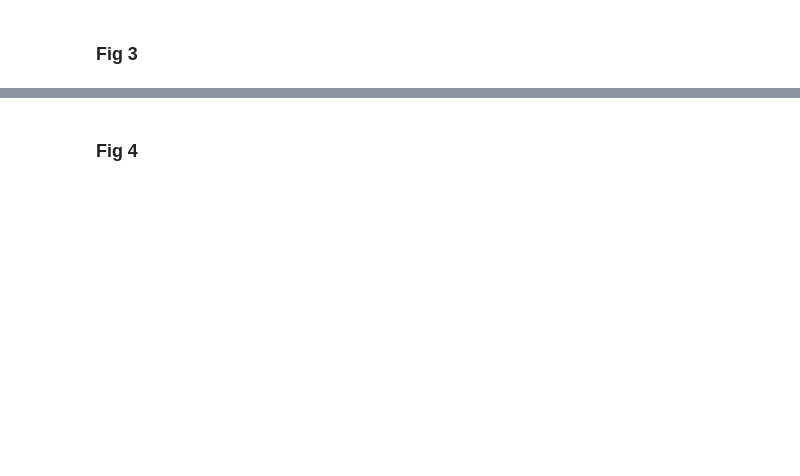
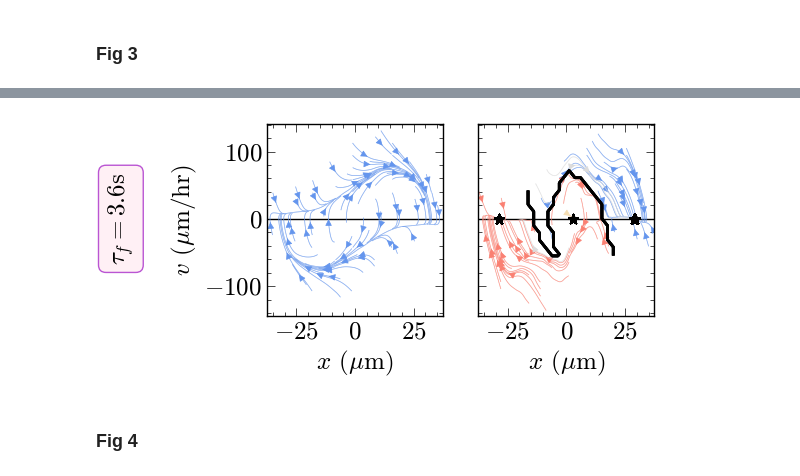
Before and after one commit to pedromzadeh/hopper, a Jupyter notebook: processing/streams.ipynb, the cells around one changed output, grey strips where cells are left out. Cells and saved outputs as stored; diff of their text form; code cells hidden in the pictures; blank space fills up the shorter version.

```diff
--- a/processing/streams.ipynb
+++ b/processing/streams.ipynb
@@ -220,13 +298,28 @@ plt.subplots_adjust(wspace=0.5)
 # %%
 nrows, ncols = 1, 2
-fig, axs = plt.subplots(nrows, ncols, figsize=(3 * ncols, 2.5 * nrows), sharey=True)
+fig, axs = plt.subplots(nrows, ncols, figsize=(2.5 * ncols, 2.5 * nrows), sharey=True)
 
-streamplot(axs[0], *process_gid(145), n_skip=6, zero_line=True, **kwargs)
-bistable_streamplot(axs[1], *process_gid(108), n_skip=6, zero_line=True, **kwargs)
+streamplot(axs[0], *process_gid(145), n_skip=nskip, zero_line=True, **kwargs)
+bistable_streamplot(axs[1], *process_gid(108), n_skip=nskip, zero_line=True, **kwargs)
 axs[1].set_ylabel("")
+axs[0].text(
+    -100,
+    0,
+    r"$\tau_f=3.6$s",
+    rotation=90,
+    ha="center",
+    va="center",
+    bbox=dict(
+        boxstyle="round",
+        ec=colors.to_rgb("mediumorchid"),
+        fc=colors.to_rgb("lavenderblush"),
+    ),
+)
 
-plt.subplots_adjust(wspace=0.5)
-# fig.savefig("paper_plots/varying_cell_tension_streams_B.pdf")
+plt.subplots_adjust(wspace=0.2)
+fig.savefig("paper_plots/varying_cell_tension_streams_B.pdf")
+# %% [output]
+[figure, added]
 # %% [markdown]
 ### Fig 4
 # %%
```
Also changed, not shown: parts of 18 cells of this notebook, 4 other files.
